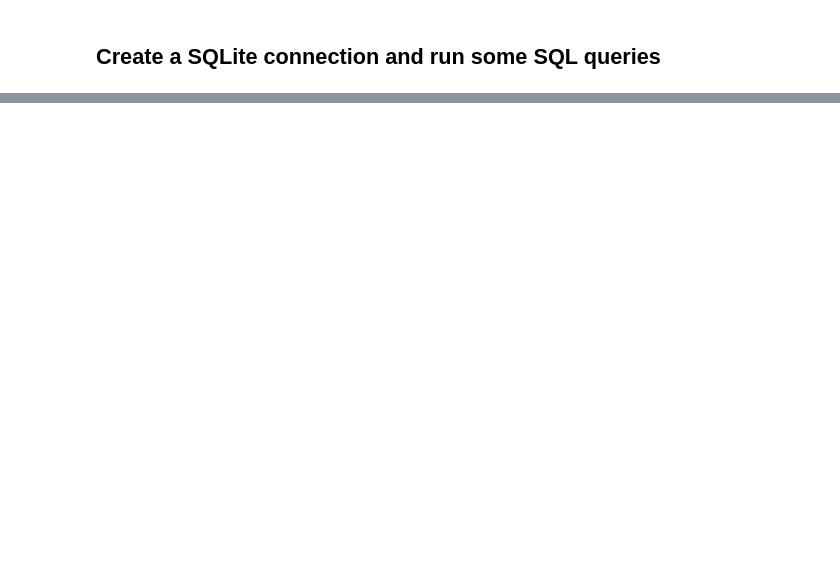
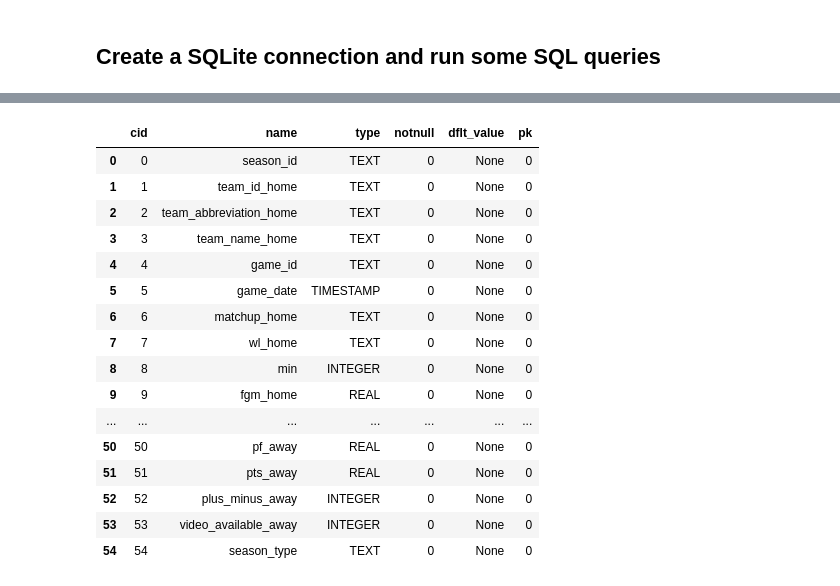
Before and after one commit to nflint-git/ps_2_ex3_database, a Jupyter notebook: warm_up.ipynb, the cells around one changed output, grey strips where cells are left out. Cells and saved outputs as stored; diff of their text form; code cells hidden in the pictures; blank space fills up the shorter version.

```diff
--- a/warm_up.ipynb
+++ b/warm_up.ipynb
@@ -8,7 +8,7 @@ import pandas as pd
 from pathlib import Path
 
 ## TODO: Use pathlib to get the path to the data directory. Path(__file__) won't work in a Jupyter notebook.
-DATA_PATH = Path.cwd() / 'data' / "csv" / 'nba_sqlite'
+DATA_PATH = Path.cwd() / 'data/nba.sqlite'
 # %%
 print(DATA_PATH)
 # %% [output]
@@ -43,9 +86,27 @@ pd.read_sql(query, con)
 # %%
 # let's have a look at the columns in the game table
 query = """
-    PRAGMA table_info(draft_combine_stats)
+    PRAGMA table_info(game)
 """
 pd.read_sql(query, con)
+# %% [output]
+|  | cid | name | type | notnull | dflt_value | pk |
+| 0 | 0 | season_id | TEXT | 0 | None | 0 |
+| 1 | 1 | team_id_home | TEXT | 0 | None | 0 |
+| 2 | 2 | team_abbreviation_home | TEXT | 0 | None | 0 |
+| 3 | 3 | team_name_home | TEXT | 0 | None | 0 |
+| 4 | 4 | game_id | TEXT | 0 | None | 0 |
+| 5 | 5 | game_date | TIMESTAMP | 0 | None | 0 |
+| 6 | 6 | matchup_home | TEXT | 0 | None | 0 |
+| 7 | 7 | wl_home | TEXT | 0 | None | 0 |
+| 8 | 8 | min | INTEGER | 0 | None | 0 |
+| 9 | 9 | fgm_home | REAL | 0 | None | 0 |
+| ... | ... | ... | ... | ... | ... | ... |
+| 50 | 50 | pf_away | REAL | 0 | None | 0 |
+| 51 | 51 | pts_away | REAL | 0 | None | 0 |
+| 52 | 52 | plus_minus_away | INTEGER | 0 | None | 0 |
+| 53 | 53 | video_available_away | INTEGER | 0 | None | 0 |
+| 54 | 54 | season_type | TEXT | 0 | None | 0 |
 # %%
 # let's find the earliest recorded game
 query = """
```
Also changed, not shown: parts of 9 cells of this notebook.
